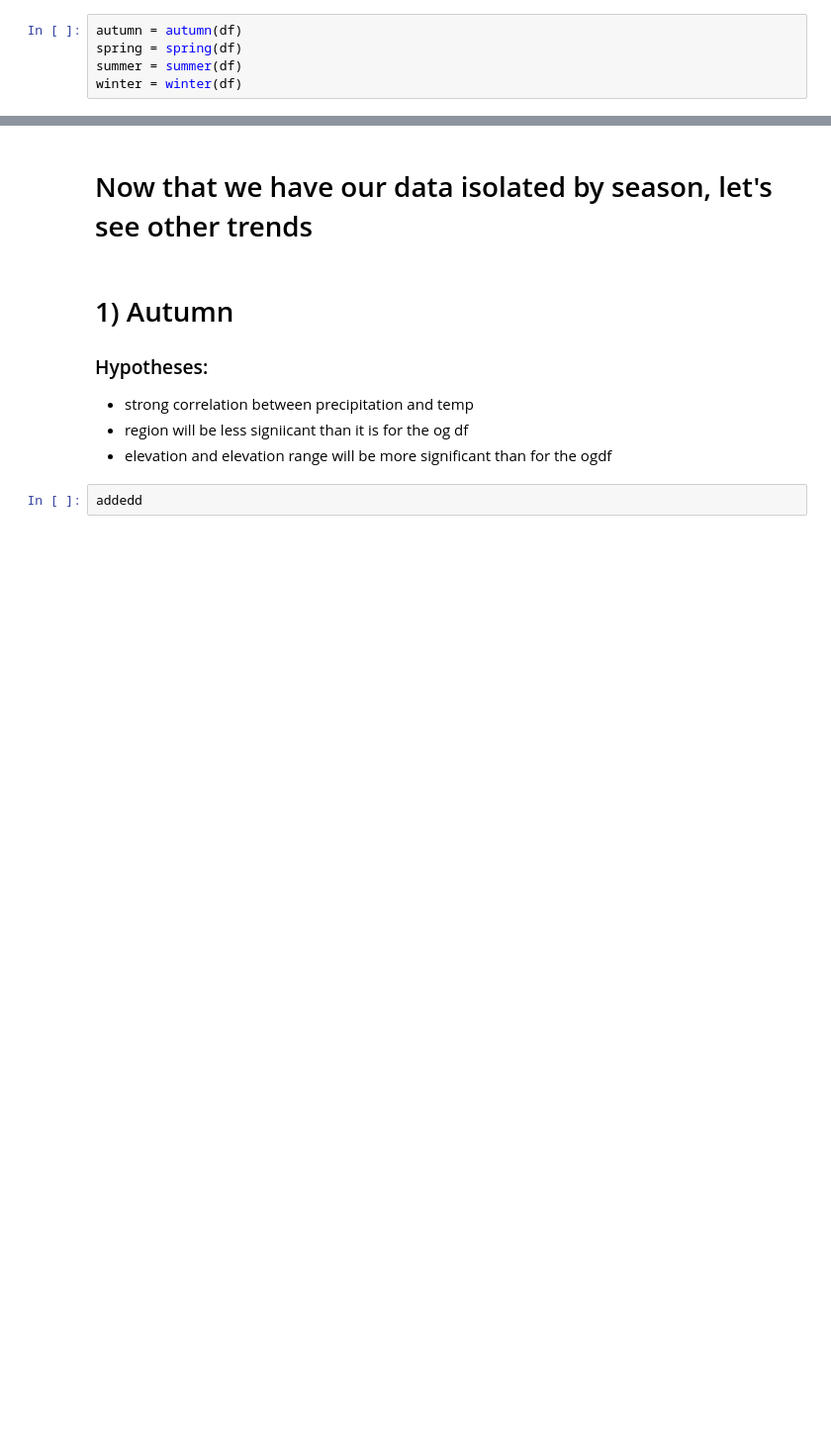
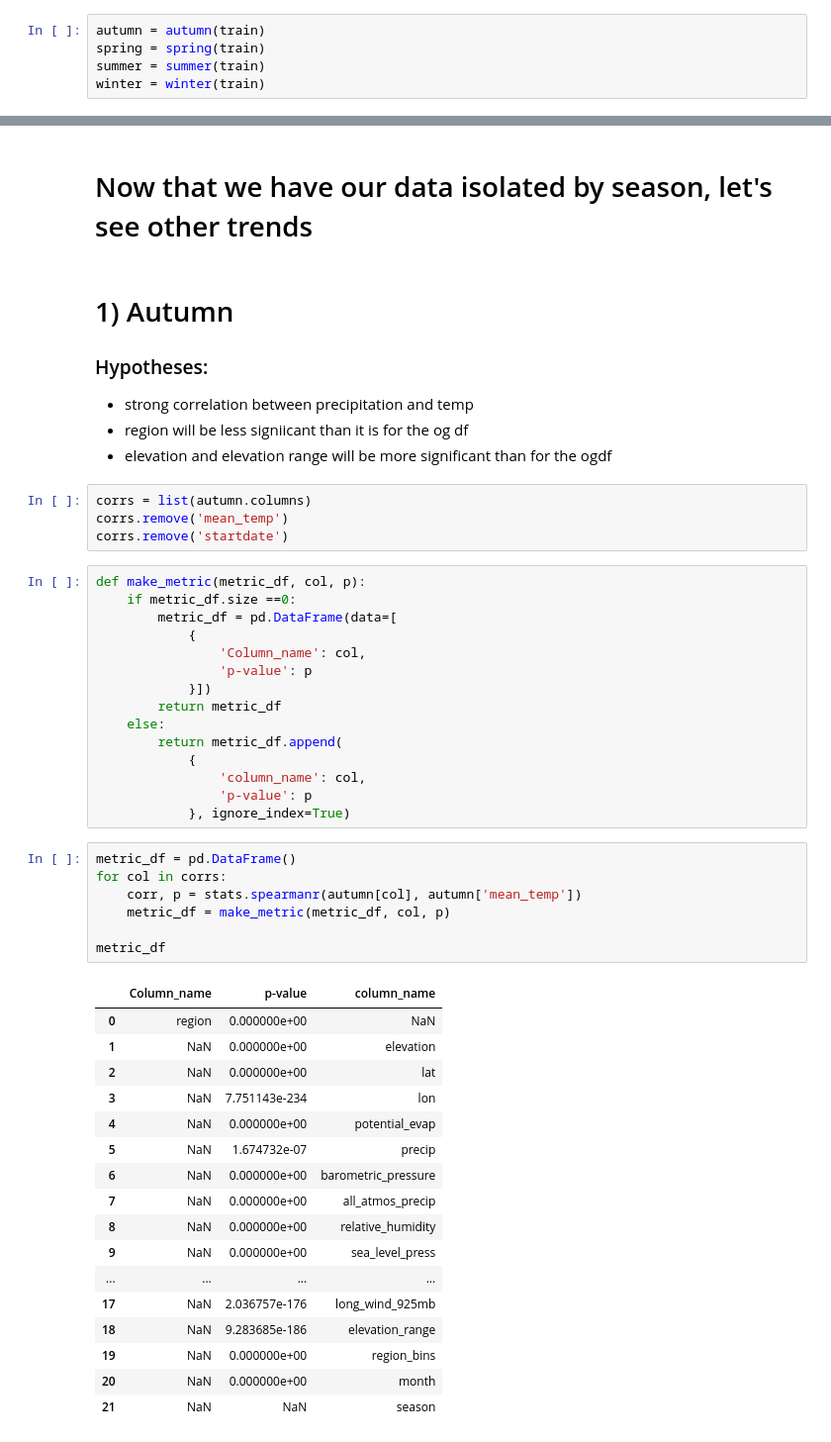
Before and after one commit to Naomi-SB/playing_around, a Jupyter notebook: Capstone_Contd 2.ipynb, the cells around one changed output, grey strips where cells are left out. Shown: that part at 99% size. Cells and saved outputs as stored; diff of their text form; blank space fills up the shorter version.

Commit message:
four seasons corr

```diff
--- a/Capstone_Contd 2.ipynb
+++ b/Capstone_Contd 2.ipynb
@@ -77,10 +79,10 @@ def winter(df):
     df = df[(df.season == 'Winter')]
     return df
 # %%
-autumn = autumn(df)
-spring = spring(df)
-summer = summer(df)
-winter = winter(df)
+autumn = autumn(train)
+spring = spring(train)
+summer = summer(train)
+winter = winter(train)
 # %%
 autumn.shape, spring.shape, summer.shape, winter.shape
 # %% [output]
@@ -103,5 +105,47 @@ dtype: int64
 - strong correlation between precipitation and temp
 - region will be less signiicant than it is for the og df
 - elevation and elevation range will be more significant than for the ogdf
+# %%
+corrs = list(autumn.columns)
+corrs.remove('mean_temp')
+corrs.remove('startdate')
 # %%
-addedd
+def make_metric(metric_df, col, p):
+    if metric_df.size ==0:
+        metric_df = pd.DataFrame(data=[
+            {
+                'Column_name': col,
+                'p-value': p
+            }])
+        return metric_df
+    else:
+        return metric_df.append(
+            {
+                'column_name': col,
+                'p-value': p
+            }, ignore_index=True)
+# %%
+metric_df = pd.DataFrame()
+for col in corrs:
+    corr, p = stats.spearmanr(autumn[col], autumn['mean_temp'])
+    metric_df = make_metric(metric_df, col, p)
+
+metric_df
+# %% [output]
+|  | Column_name | p-value | column_name |
+| 0 | region | 0.000000e+00 | NaN |
+| 1 | NaN | 0.000000e+00 | elevation |
+| 2 | NaN | 0.000000e+00 | lat |
+| 3 | NaN | 7.751143e-234 | lon |
+| 4 | NaN | 0.000000e+00 | potential_evap |
+| 5 | NaN | 1.674732e-07 | precip |
+| 6 | NaN | 0.000000e+00 | barometric_pressure |
+| 7 | NaN | 0.000000e+00 | all_atmos_precip |
+| 8 | NaN | 0.000000e+00 | relative_humidity |
+| 9 | NaN | 0.000000e+00 | sea_level_press |
+| ... | ... | ... | ... |
+| 17 | NaN | 2.036757e-176 | long_wind_925mb |
+| 18 | NaN | 9.283685e-186 | elevation_range |
+| 19 | NaN | 0.000000e+00 | region_bins |
+| 20 | NaN | 0.000000e+00 | month |
+| 21 | NaN | NaN | season |
```
Also changed, not shown: parts of 9 cells of this notebook.
